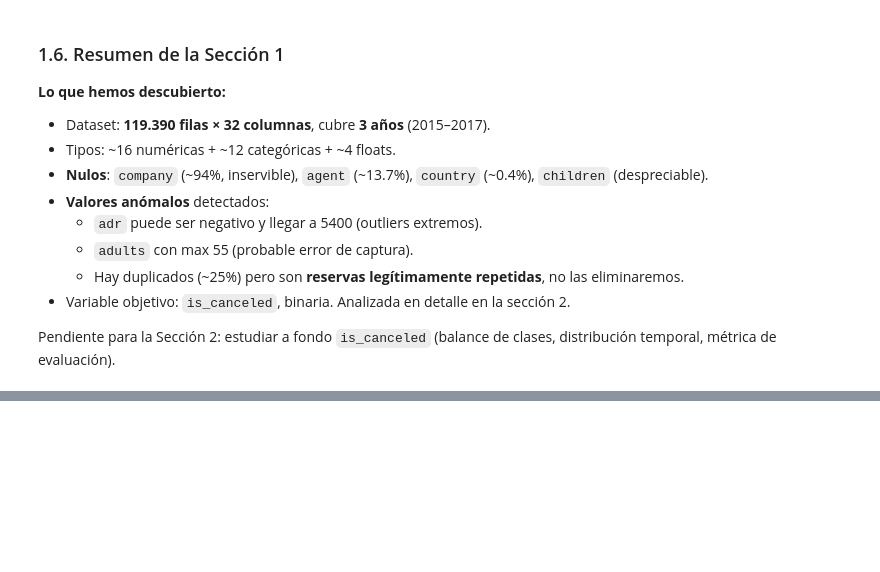
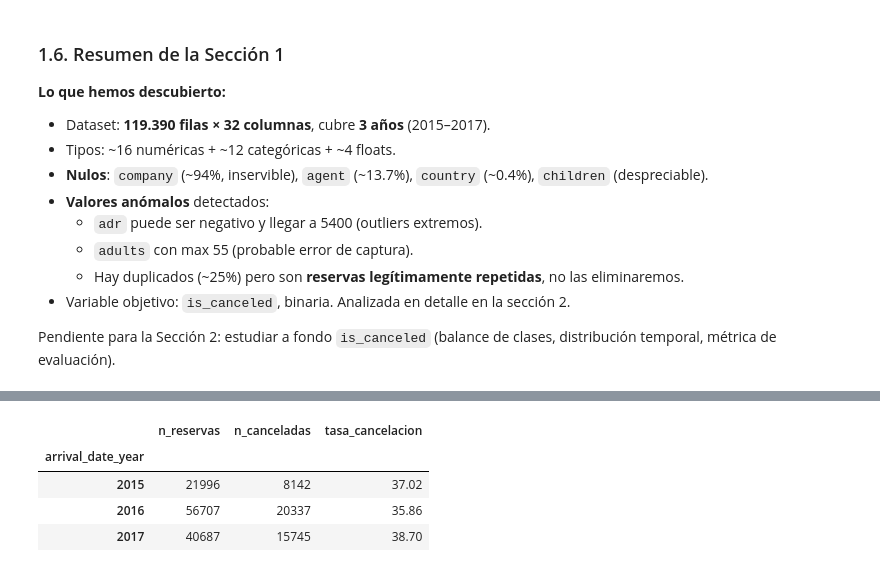
Before and after one commit to jumarfradev/practica-final-ml, a Jupyter notebook: notebooks/exploracion/01_eda_inicial.ipynb, the cells around one changed output, grey strips where cells are left out. Saved outputs shown, nothing was run; the diff lists cells and outputs as text; code cells hidden in the pictures; blank space fills up the shorter version.

```diff
--- a/notebooks/exploracion/01_eda_inicial.ipynb
+++ b/notebooks/exploracion/01_eda_inicial.ipynb
@@ -431,0 +543,20 @@ Pendiente para la Sección 2: estudiar a fondo `is_canceled` (balance de clases,
+# %%
+"""Tasa de cancelación por año."""
+
+tasa_por_año = (
+    df.groupby("arrival_date_year")[TARGET_COLUMN]
+    .agg(["count", "sum", "mean"])
+    .rename(columns={
+        "count": "n_reservas",
+        "sum": "n_canceladas",
+        "mean": "tasa_cancelacion",
+    })
+)
+tasa_por_año["tasa_cancelacion"] = (tasa_por_año["tasa_cancelacion"] * 100).round(2)
+tasa_por_año
+# %% [output]
+|  | n_reservas | n_canceladas | tasa_cancelacion |
+| arrival_date_year |  |  |  |
+| 2015 | 21996 | 8142 | 37.02 |
+| 2016 | 56707 | 20337 | 35.86 |
+| 2017 | 40687 | 15745 | 38.70 |
```
Also changed, not shown: parts of 11 cells of this notebook.
